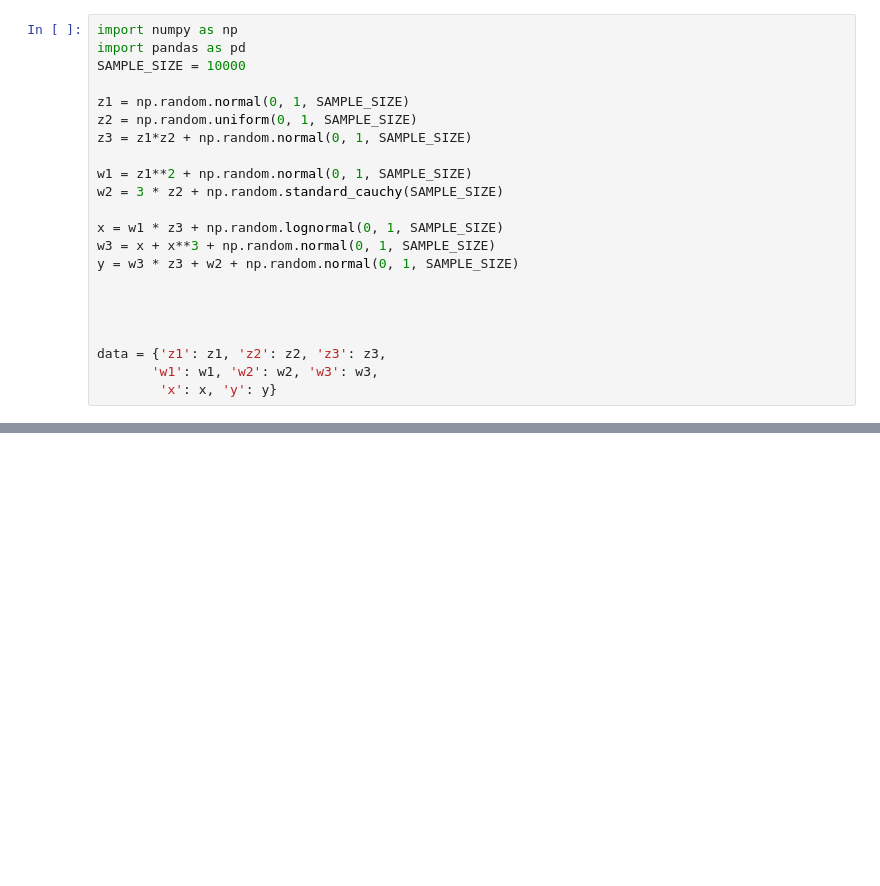
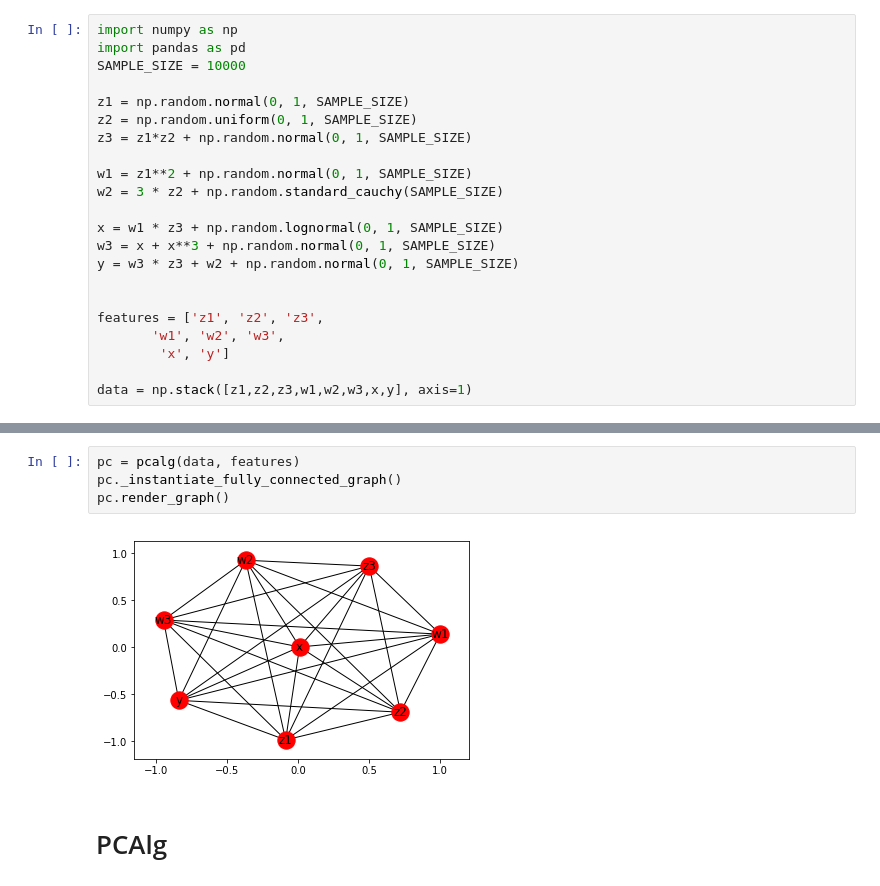
Before and after one commit to Liangcao2018/causality, a Jupyter notebook: examples/PCalg.ipynb, the cells around one changed output, grey strips where cells are left out. Drawn from its saved outputs; the diff is of its cells as text; blank space fills up the shorter version.

Commit message:
Move PCalg duplicate

```diff
--- a/examples/PCalg.ipynb
+++ b/examples/PCalg.ipynb
@@ -21,8 +23,8 @@ w3 = x + x**3 + np.random.normal(0, 1, SAMPLE_SIZE)
 y = w3 * z3 + w2 + np.random.normal(0, 1, SAMPLE_SIZE)
 
 
+features = ['z1', 'z2', 'z3',
+       'w1', 'w2', 'w3',
+        'x', 'y']
 
-
-data = {'z1': z1, 'z2': z2, 'z3': z3,
-       'w1': w1, 'w2': w2, 'w3': w3,
-        'x': x, 'y': y}
+data = np.stack([z1,z2,z3,w1,w2,w3,x,y], axis=1)
@@ -67,0 +61,8 @@ NameError: name 'eerer' is not defined
+# %%
+pc = pcalg(data, features)
+pc._instantiate_fully_connected_graph()
+pc.render_graph()
+# %% [output]
+[figure, added]
+# %% [markdown]
+# PCAlg
```
Also changed, not shown: parts of 7 cells of this notebook, 3 other files.
